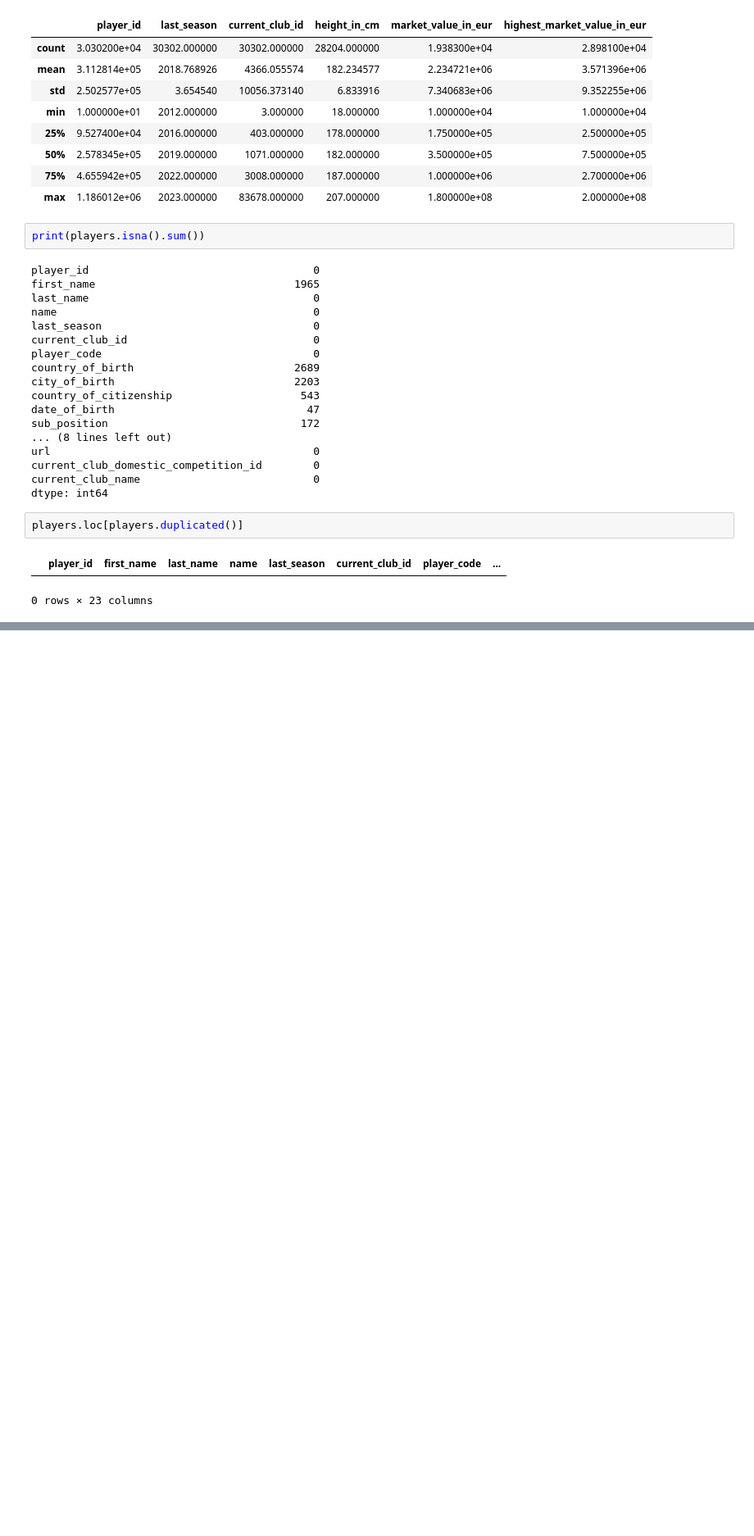
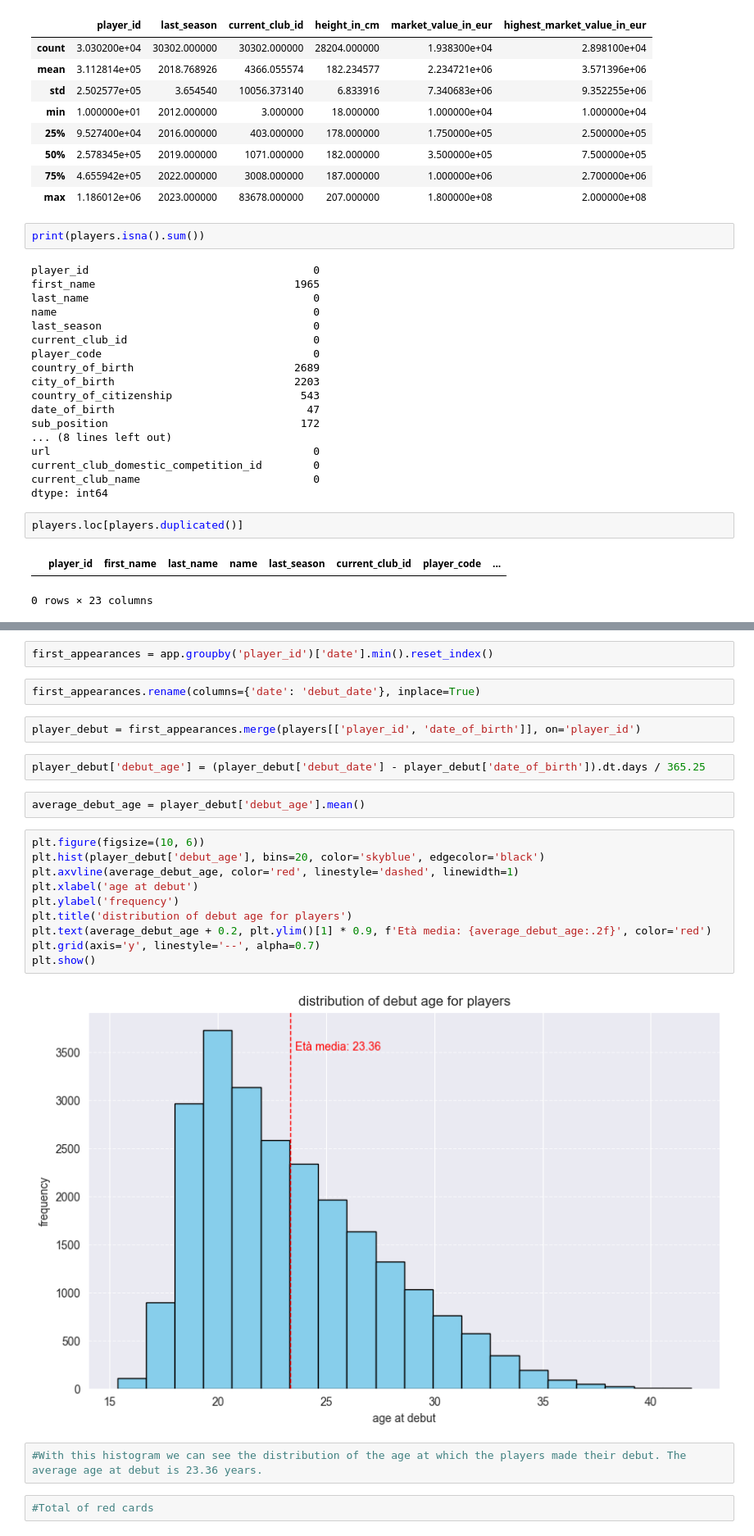
Before and after one commit to AleSar2312/Pycharm, a Jupyter notebook: Analisi.ipynb, the cells around one changed output, grey strips where cells are left out. Shown at 82% size. Cells and saved outputs as stored; diff of their text form; blank space fills up the shorter version.

```diff
--- a/Analisi.ipynb
+++ b/Analisi.ipynb
@@ -639,0 +674,26 @@ players.loc[players.duplicated()]
+# %%
+first_appearances = app.groupby('player_id')['date'].min().reset_index()
+# %%
+first_appearances.rename(columns={'date': 'debut_date'}, inplace=True)
+# %%
+player_debut = first_appearances.merge(players[['player_id', 'date_of_birth']], on='player_id')
+# %%
+player_debut['debut_age'] = (player_debut['debut_date'] - player_debut['date_of_birth']).dt.days / 365.25
+# %%
+average_debut_age = player_debut['debut_age'].mean()
+# %%
+plt.figure(figsize=(10, 6))
+plt.hist(player_debut['debut_age'], bins=20, color='skyblue', edgecolor='black')
+plt.axvline(average_debut_age, color='red', linestyle='dashed', linewidth=1)
+plt.xlabel('age at debut')
+plt.ylabel('frequency')
+plt.title('distribution of debut age for players')
+plt.text(average_debut_age + 0.2, plt.ylim()[1] * 0.9, f'Età media: {average_debut_age:.2f}', color='red')
+plt.grid(axis='y', linestyle='--', alpha=0.7)
+plt.show()
+# %% [output]
+[figure, added]
+# %%
+#With this histogram we can see the distribution of the age at which the players made their debut. The average age at debut is 23.36 years.
+# %%
+#Total of red cards
```
Also changed, not shown: parts of 17 cells of this notebook.
